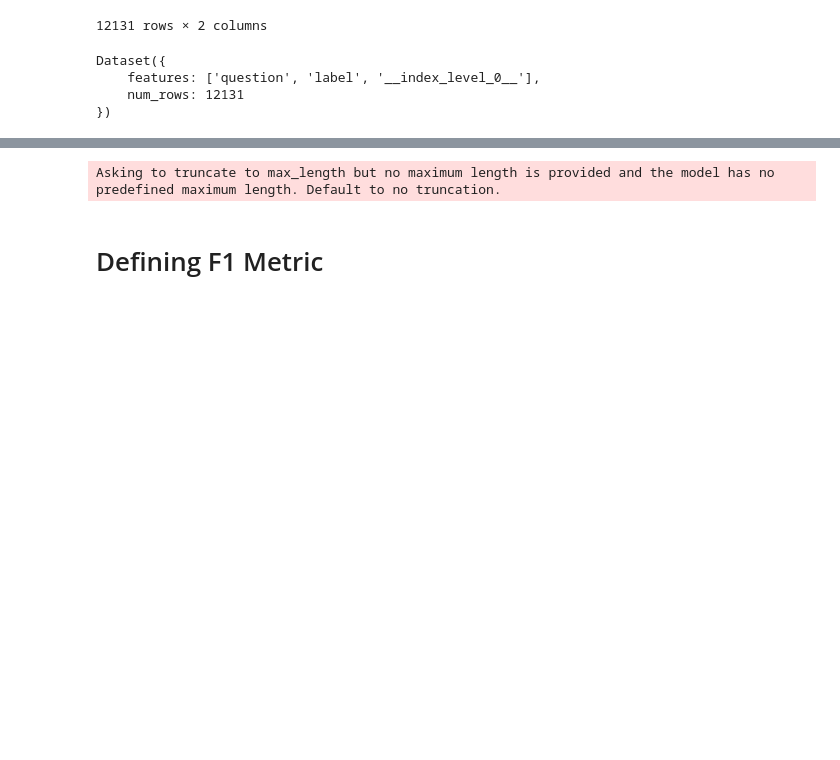
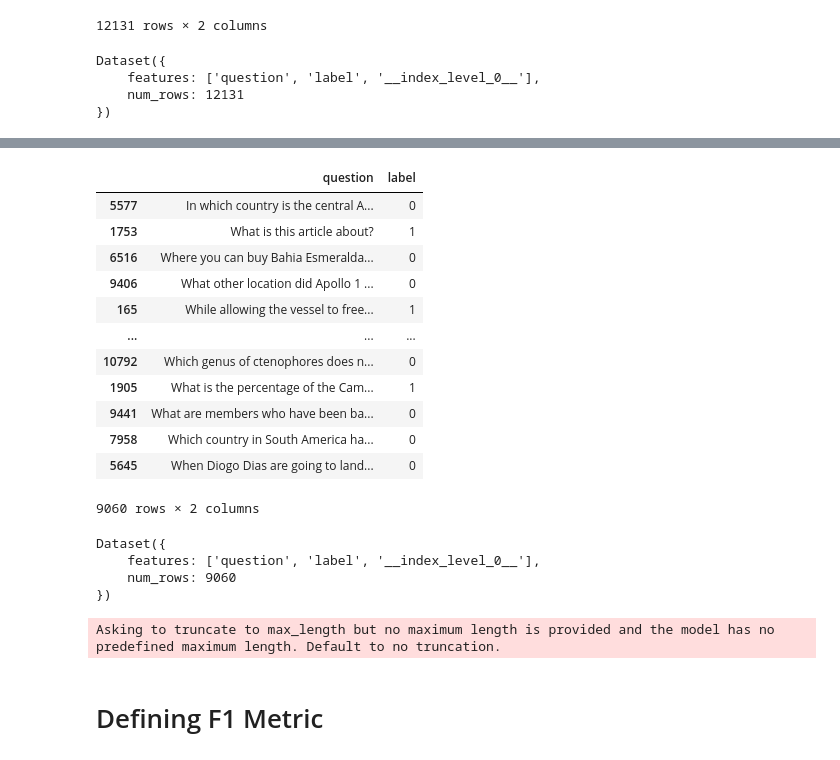
Before and after one commit to gustavokpc/Blue-Amazon-Classifier, a Jupyter notebook: Models.ipynb, the cells around one changed output, grey strips where cells are left out. Cells and saved outputs as stored; diff of their text form; code cells hidden in the pictures; blank space fills up the shorter version.

```diff
--- a/Models.ipynb
+++ b/Models.ipynb
@@ -198,3 +200,40 @@ Dataset({
+# %%
+y_en = dataframe_completo_en.loc[:,"label"]
+X_en = dataframe_completo_en.loc[:,"question"]
+
+X_en_train, X_en_to_split, y_en_train, y_en_to_split = train_test_split(X_en, y_en, test_size=0.2, random_state=7, stratify=y_en)
+X_en_validation, X_en_test, y_en_validation, y_en_test = train_test_split(X_en_to_split, y_en_to_split, test_size=0.5, random_state=7, stratify=y_en_to_split)
+
+train_en_df = pd.concat([X_en_train, y_en_train], axis=1)
+validation_en_df = pd.concat([X_en_validation, y_en_validation], axis=1)
+test_en_df = pd.concat([X_en_test, y_en_test], axis=1)
+
+train_en_df
+# %% [output]
+|  | question | label |
+| 5577 | In which country is the central A... | 0 |
+| 1753 | What is this article about? | 1 |
+| 6516 | Where you can buy Bahia Esmeralda... | 0 |
+| 9406 | What other location did Apollo 1 ... | 0 |
+| 165 | While allowing the vessel to free... | 1 |
+| ... | ... | ... |
+| 10792 | Which genus of ctenophores does n... | 0 |
+| 1905 | What is the percentage of the Cam... | 1 |
+| 9441 | What are members who have been ba... | 0 |
+| 7958 | Which country in South America ha... | 0 |
+| 5645 | When Diogo Dias are going to land... | 0 |
+9060 rows × 2 columns
+# %%
+train_en_ds = Dataset.from_pandas(train_en_df)
+validation_en_ds = Dataset.from_pandas(validation_en_df)
+test_en_ds = Dataset.from_pandas(test_en_df)
+
+train_en_ds
+# %% [output]
+Dataset({
+    features: ['question', 'label', '__index_level_0__'],
+    num_rows: 9060
+})
 # %%
 def preprocess_function(examples):
     return tokenizer(examples["question"], truncation=True)
```
Also changed, not shown: parts of 10 cells of this notebook, 5 other files.
